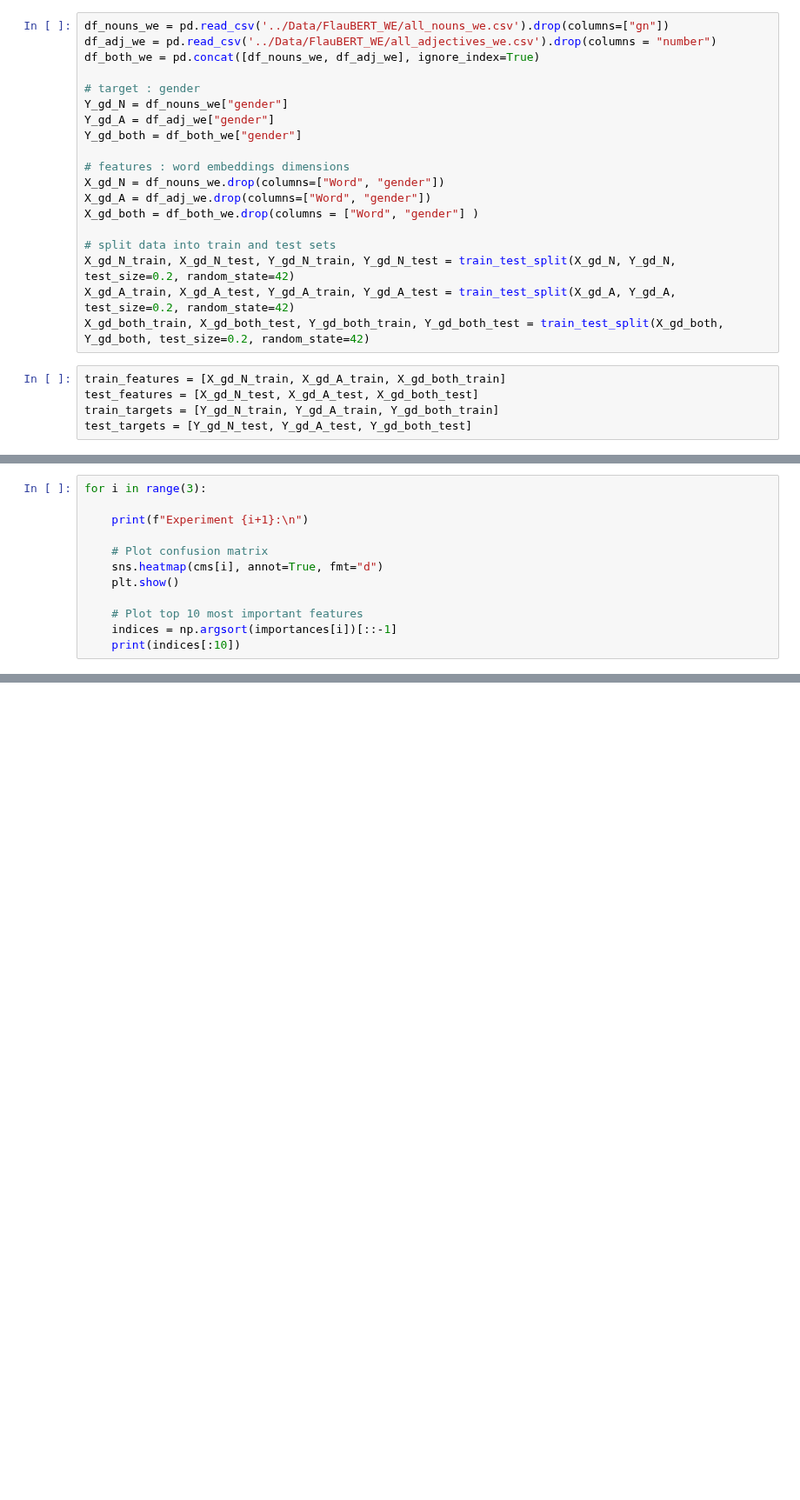
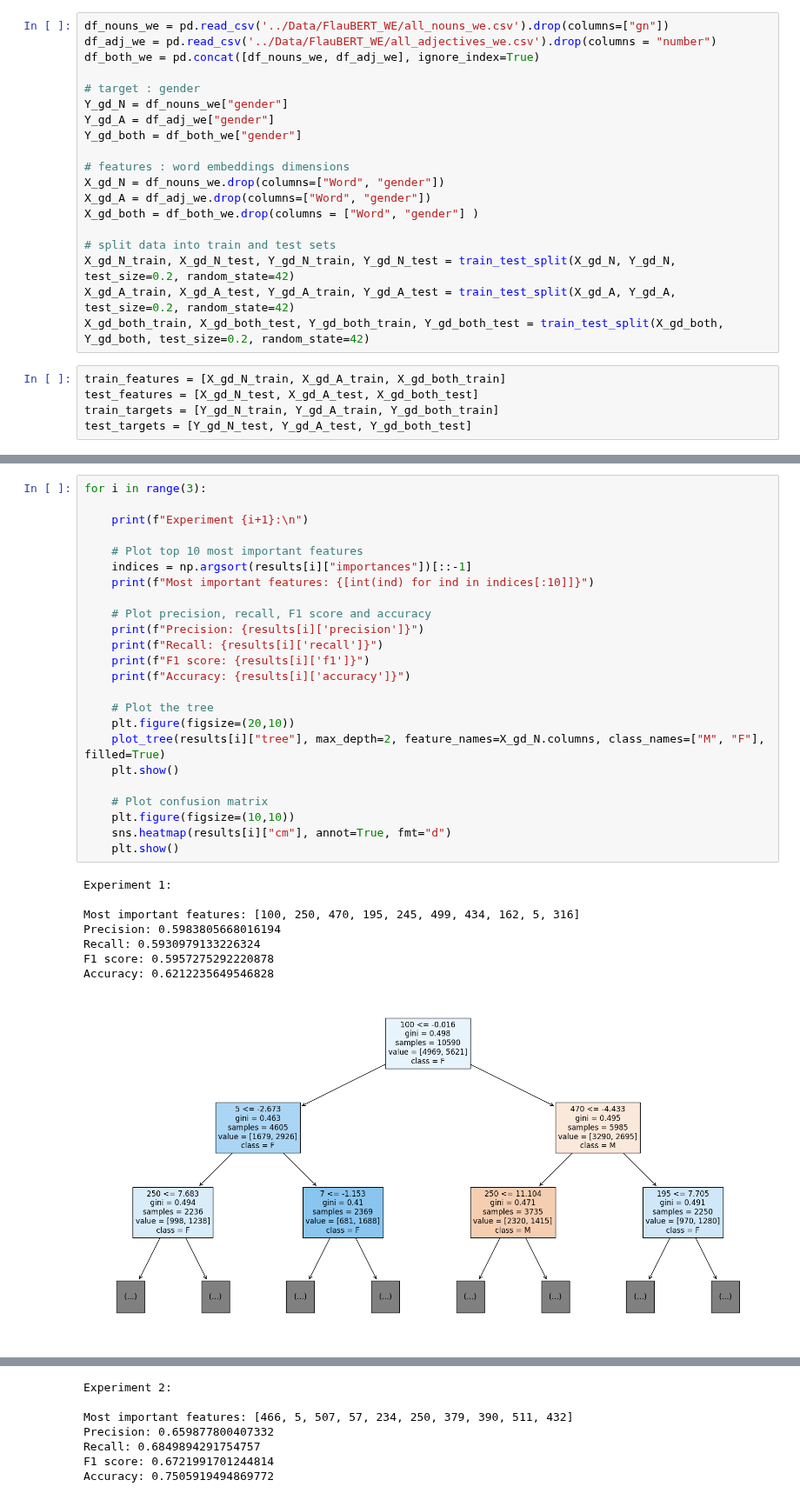
Before and after one commit to ClementineBleuze/WordEmbeddings, a Jupyter notebook: Notebooks_dim_clustering/classifiers.ipynb, the cells around one changed output, grey strips where cells are left out. Shown at 87% size. Saved outputs shown, nothing was run; the diff lists cells and outputs as text; blank space fills up the shorter version.

Commit message:
plotting Decision Trees + adding Random Forest

```diff
--- a/Notebooks_dim_clustering/classifiers.ipynb
+++ b/Notebooks_dim_clustering/classifiers.ipynb
@@ -62,12 +74,0 @@ for i in range(3):
-# %%
-for i in range(3):
-
-    print(f"Experiment {i+1}:\n")
-
-    # Plot confusion matrix
-    sns.heatmap(cms[i], annot=True, fmt="d")
-    plt.show()
-
-    # Plot top 10 most important features
-    indices = np.argsort(importances[i])[::-1]
-    print(indices[:10])
@@ -83,0 +75,33 @@ Experiment 3:
+# %%
+for i in range(3):
+
+    print(f"Experiment {i+1}:\n")
+
+    # Plot top 10 most important features
+    indices = np.argsort(results[i]["importances"])[::-1]
+    print(f"Most important features: {[int(ind) for ind in indices[:10]]}")
+
+    # Plot precision, recall, F1 score and accuracy
+    print(f"Precision: {results[i]['precision']}")
+    print(f"Recall: {results[i]['recall']}")
+    print(f"F1 score: {results[i]['f1']}")
+    print(f"Accuracy: {results[i]['accuracy']}")
+
+    # Plot the tree
+    plt.figure(figsize=(20,10))
+    plot_tree(results[i]["tree"], max_depth=2, feature_names=X_gd_N.columns, class_names=["M", "F"], filled=True)
+    plt.show()
+
+    # Plot confusion matrix
+    plt.figure(figsize=(10,10))
+    sns.heatmap(results[i]["cm"], annot=True, fmt="d")
+    plt.show()
+# %% [output]
+Experiment 1:
+
+Most important features: [100, 250, 470, 195, 245, 499, 434, 162, 5, 316]
+Precision: 0.5983805668016194
+Recall: 0.5930979133226324
+F1 score: 0.5957275292220878
+Accuracy: 0.6212235649546828
+[figure, added]
@@ -83,0 +109,7 @@ Experiment 3:
+Experiment 2:
+
+Most important features: [466, 5, 507, 57, 234, 250, 379, 390, 511, 432]
+Precision: 0.659877800407332
+Recall: 0.6849894291754757
+F1 score: 0.6721991701244814
+Accuracy: 0.7505919494869772
```
Also changed, not shown: parts of 11 cells of this notebook.
